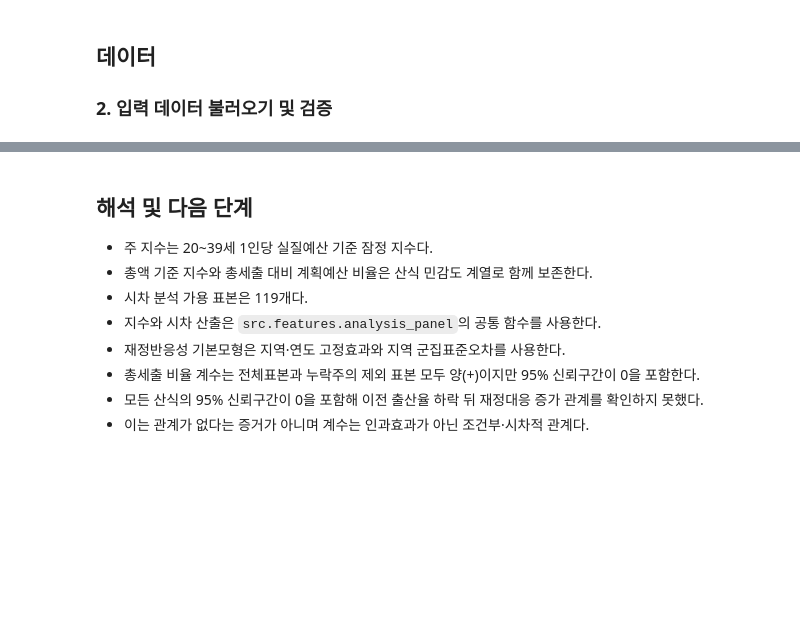
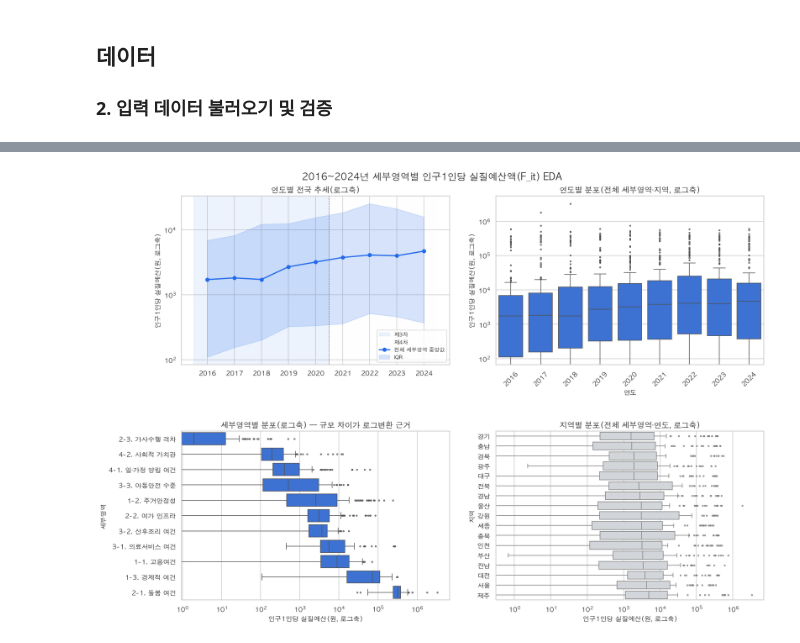
Before and after one commit to JungYeoni/yumocha, a Jupyter notebook: notebooks/20260729_EDA_재정대응지수_구축_및_재정반응성_분석.ipynb, the cells around one changed output, grey strips where cells are left out. Cells and saved outputs as stored; diff of their text form; code cells hidden in the pictures; blank space fills up the shorter version.

```diff
--- a/notebooks/20260729_EDA_재정대응지수_구축_및_재정반응성_분석.ipynb
+++ b/notebooks/20260729_EDA_재정대응지수_구축_및_재정반응성_분석.ipynb
@@ -339,0 +123,28 @@ display(feature_qa.to_frame())
+# %%
+sub_area_panel = pd.read_csv(SUB_AREA_PANEL_PATH)
+cpi = pd.read_csv(CPI_PATH, encoding="utf-8-sig")
+region_map = pd.read_csv(REGION_MAP_PATH)
+
+display(sub_area_panel.head(3))
+display(cpi[["연도", "소비자물가지수", "기준연도"]])
+print("세부영역 예산 패널 shape:", sub_area_panel.shape)
+
+assert sub_area_panel["세부영역"].nunique() == EXPECTED_SUBAREAS + 1  # "지표체계 외" 포함
+assert sub_area_panel["지역"].nunique() == EXPECTED_REGIONS
+assert len(sub_area_panel) == EXPECTED_REGIONS * (END_YEAR - START_YEAR + 1) * (
+    EXPECTED_SUBAREAS + 1
+)
+assert cpi["연도"].tolist() == list(range(START_YEAR, END_YEAR + 1))
+assert cpi["기준연도"].nunique() == 1 and cpi["기준연도"].iloc[0] == "2024=100"
+
+input_qa = pd.Series(
+    {
+        "관측치": len(sub_area_panel),
+        "지역수": sub_area_panel["지역"].nunique(),
+        "연도수": sub_area_panel["연도"].nunique(),
+        "세부영역수(지표체계 외 포함)": sub_area_panel["세부영역"].nunique(),
+        "예산결측_사업수_합": int(sub_area_panel["예산결측_사업수"].sum()),
+    },
+    name="값",
+)
+display(input_qa.to_frame())
@@ -339,0 +177,12 @@ display(feature_qa.to_frame())
+# %%
+population = load_total_population(POPULATION_PATH, REGION_MAP_PATH)
+
+assert len(population) == EXPECTED_REGIONS * (END_YEAR - START_YEAR + 1)
+assert population["전체인구_명"].gt(0).all()
+
+display(population.head())
+display(
+    population.groupby("연도", as_index=False)["전체인구_명"]
+    .sum()
+    .rename(columns={"전체인구_명": "전국_전체인구_명"})
+)
@@ -580,11 +283,5 @@ print(f"고정효과 모형 결과 저장: {MODEL_RESULT_OUTPUT_PATH}")
-# %% [markdown]
-## 해석 및 다음 단계
-
-- 주 지수는 20~39세 1인당 실질예산 기준 잠정 지수다.
-- 총액 기준 지수와 총세출 대비 계획예산 비율은 산식 민감도 계열로 함께 보존한다.
-- 시차 분석 가용 표본은 119개다.
-- 지수와 시차 산출은 `src.features.analysis_panel`의 공통 함수를 사용한다.
-- 재정반응성 기본모형은 지역·연도 고정효과와 지역 군집표준오차를 사용한다.
-- 총세출 비율 계수는 전체표본과 누락주의 제외 표본 모두 양(+)이지만 95% 신뢰구간이 0을 포함한다.
-- 모든 산식의 95% 신뢰구간이 0을 포함해 이전 출산율 하락 뒤 재정대응 증가 관계를 확인하지 못했다.
-- 이는 관계가 없다는 증거가 아니며 계수는 인과효과가 아닌 조건부·시차적 관계다.
+# %%
+fig = plot_fiscal_response_overview(indexable)
+plt.show()
+# %% [output]
+[figure, added]
```
Also changed, not shown: parts of 33 cells of this notebook.
